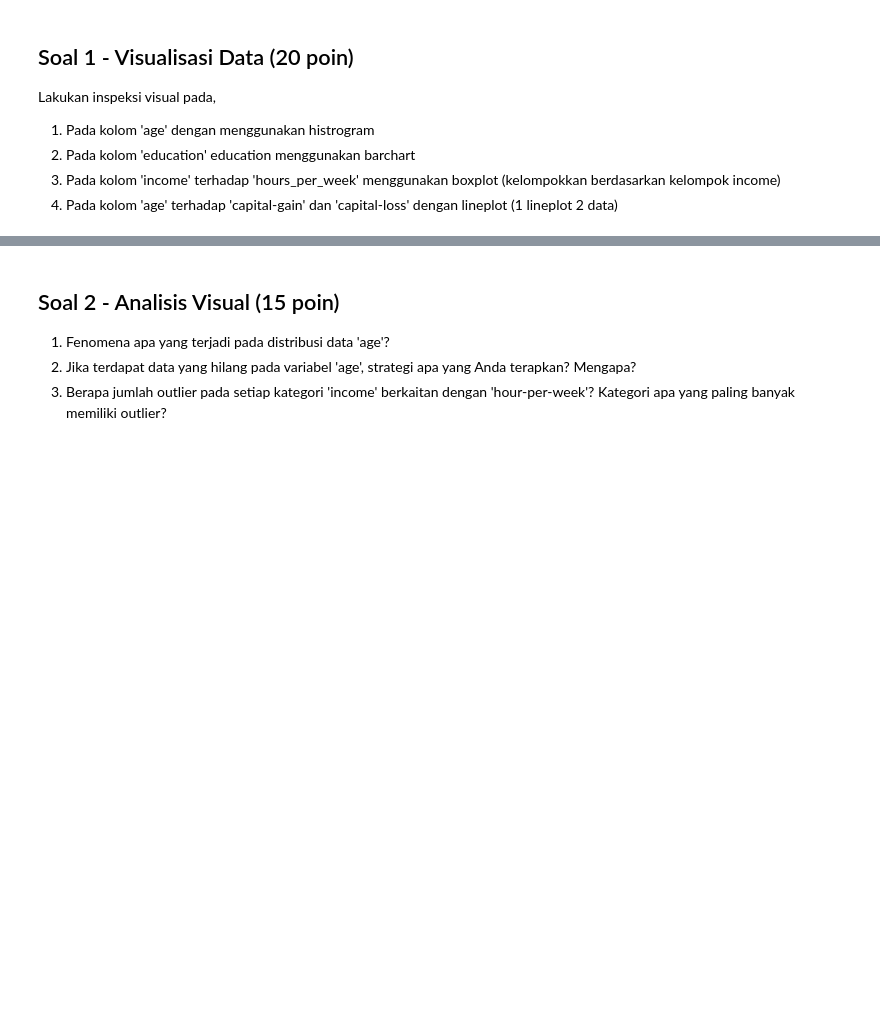
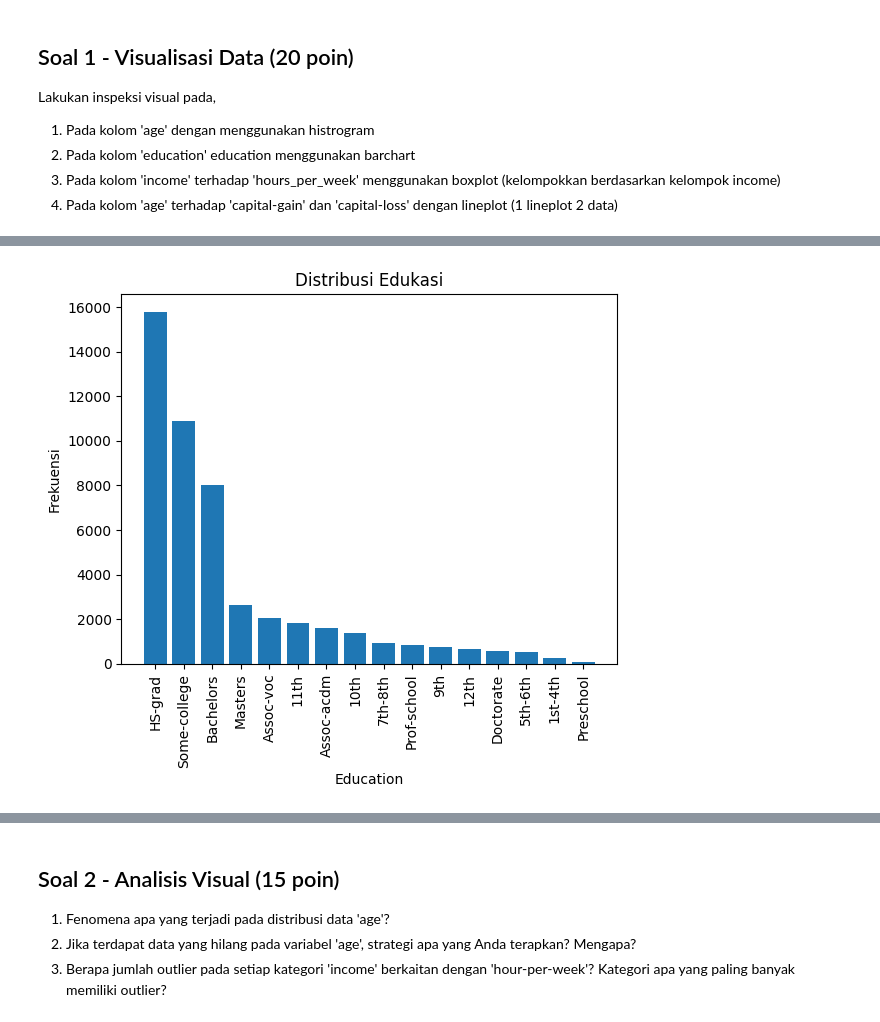
Before and after one commit to Ruphasa/KuisML1, a Jupyter notebook: JS04_SOAL_KUIS1_ML.ipynb, the cells around one changed output, grey strips where cells are left out. Saved outputs shown, nothing was run; the diff lists cells and outputs as text; code cells hidden in the pictures; blank space fills up the shorter version.

```diff
--- a/JS04_SOAL_KUIS1_ML.ipynb
+++ b/JS04_SOAL_KUIS1_ML.ipynb
@@ -108,0 +229,11 @@ Lakukan inspeksi visual pada,
+# %%
+# Jawab 1.2 - Barchart
+plt.figure()
+education_counts = df['education'].value_counts()
+plt.bar(education_counts.index, education_counts.values)
+plt.title('Distribusi Edukasi')
+plt.xlabel('Education'); plt.ylabel('Frekuensi')
+plt.xticks(rotation=90)
+plt.show()
+# %% [output]
+[figure, added]
```
Also changed, not shown: parts of 22 cells of this notebook.
